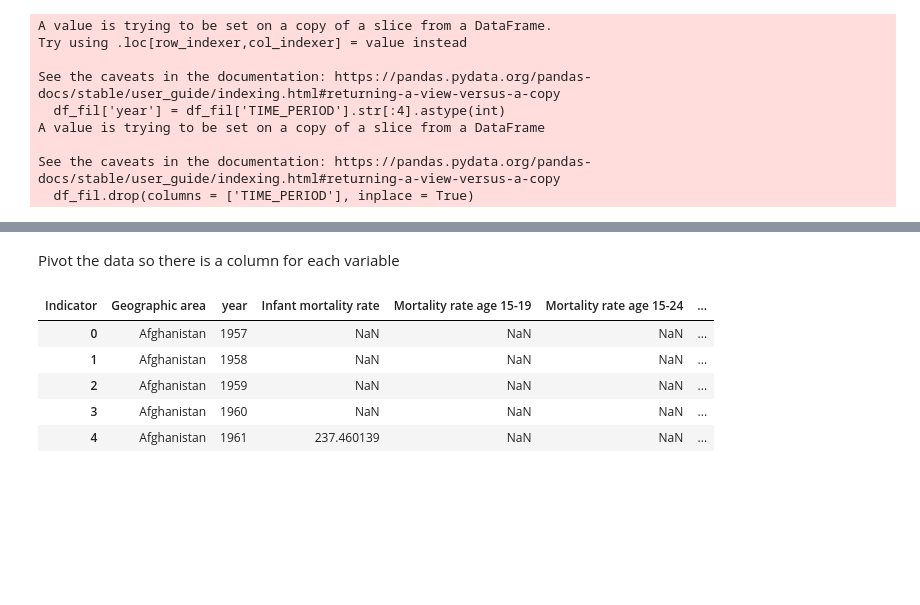
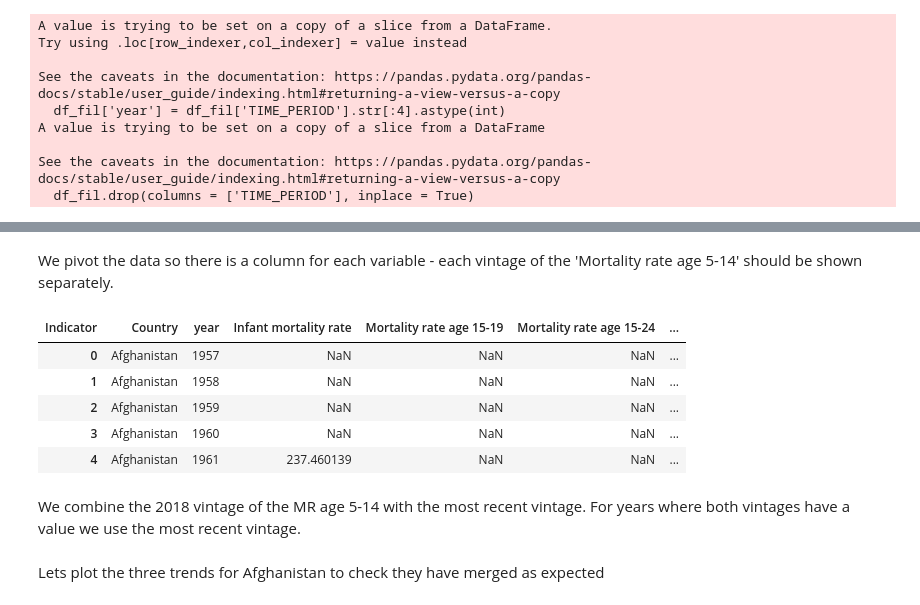
Before and after one commit to owid/notebooks, a Jupyter notebook: FionaSpooner/un_igme_youth_mortality/un_igme_youth_mortality.ipynb, the cells around one changed output, grey strips where cells are left out. Drawn from its saved outputs; the diff is of its cells as text; code cells hidden in the pictures; blank space fills up the shorter version.

```diff
--- a/FionaSpooner/un_igme_youth_mortality/un_igme_youth_mortality.ipynb
+++ b/FionaSpooner/un_igme_youth_mortality/un_igme_youth_mortality.ipynb
@@ -127,0 +124,7 @@ See the caveats in the documentation: https://pandas.pydata.org/pandas-docs/stab
+# %%
+df_fil.rename(columns = {'Geographic area':'Country'}, inplace = True)
+countries = df_fil['Country'].drop_duplicates()
+countries.to_csv('data/input/youth_mortality_countries_to_standardise.csv')
+
+country_stan = pd.read_csv('data/input/youth_mortality_countries_to_standardise_country_standardized.csv')
+country_stan = country_stan[['Country', 'Our World In Data Name']]
@@ -127,0 +136,4 @@ See the caveats in the documentation: https://pandas.pydata.org/pandas-docs/stab
+# %%
+df_fil_stan = df_fil.merge(country_stan, on = 'Country')
+df_fil_stan.drop(columns = ['Country'], inplace = True)
+df_fil_stan.rename(columns = {'Our World In Data Name':'Country'}, inplace = True)
@@ -127,0 +142,5 @@ See the caveats in the documentation: https://pandas.pydata.org/pandas-docs/stab
+# %%
+old_df_stan = old_df.merge(country_stan, on = 'Country')
+old_df_stan.drop(columns = ['Country'], inplace = True)
+old_df_stan.rename(columns = {'Our World In Data Name':'Country'}, inplace = True)
+old_df_stan.head()
@@ -127,0 +156,3 @@ See the caveats in the documentation: https://pandas.pydata.org/pandas-docs/stab
+# %%
+df_both = pd.concat([df_fil_stan, old_df_stan])
+df_both.head()
@@ -128,13 +166,15 @@ See the caveats in the documentation: https://pandas.pydata.org/pandas-docs/stab
 # %% [markdown]
-Pivot the data so there is a column for each variable
+We pivot the data so there is a column for each variable - each vintage of the 'Mortality rate age 5-14' should be shown separately.
 # %%
-df_piv = df_fil.pivot(index =['Geographic area','year'] , columns= 'Indicator' , values= 'OBS_VALUE').reset_index()
+df_piv = df_both.pivot(index =['Country','year'] , columns= 'Indicator' , values= 'OBS_VALUE').reset_index()
 
 df_piv.head()
 # %% [output]
-| Indicator | Geographic area | year | Infant mortality rate | Mortality rate age 15-19 | Mortality rate age 15-24 | ... |
+| Indicator | Country | year | Infant mortality rate | Mortality rate age 15-19 | Mortality rate age 15-24 | ... |
 | 0 | Afghanistan | 1957 | NaN | NaN | NaN | ... |
 | 1 | Afghanistan | 1958 | NaN | NaN | NaN | ... |
 | 2 | Afghanistan | 1959 | NaN | NaN | NaN | ... |
 | 3 | Afghanistan | 1960 | NaN | NaN | NaN | ... |
 | 4 | Afghanistan | 1961 | 237.460139 | NaN | NaN | ... |
+# %% [markdown]
+We combine the 2018 vintage of the MR age 5-14 with the most recent vintage. For years where both vintages have a value we use the most recent vintage.
@@ -140,0 +183,2 @@ df_piv.head()
+# %% [markdown]
+Lets plot the three trends for Afghanistan to check they have merged as expected
```
Also changed, not shown: parts of 42 cells of this notebook, 5 other files.
